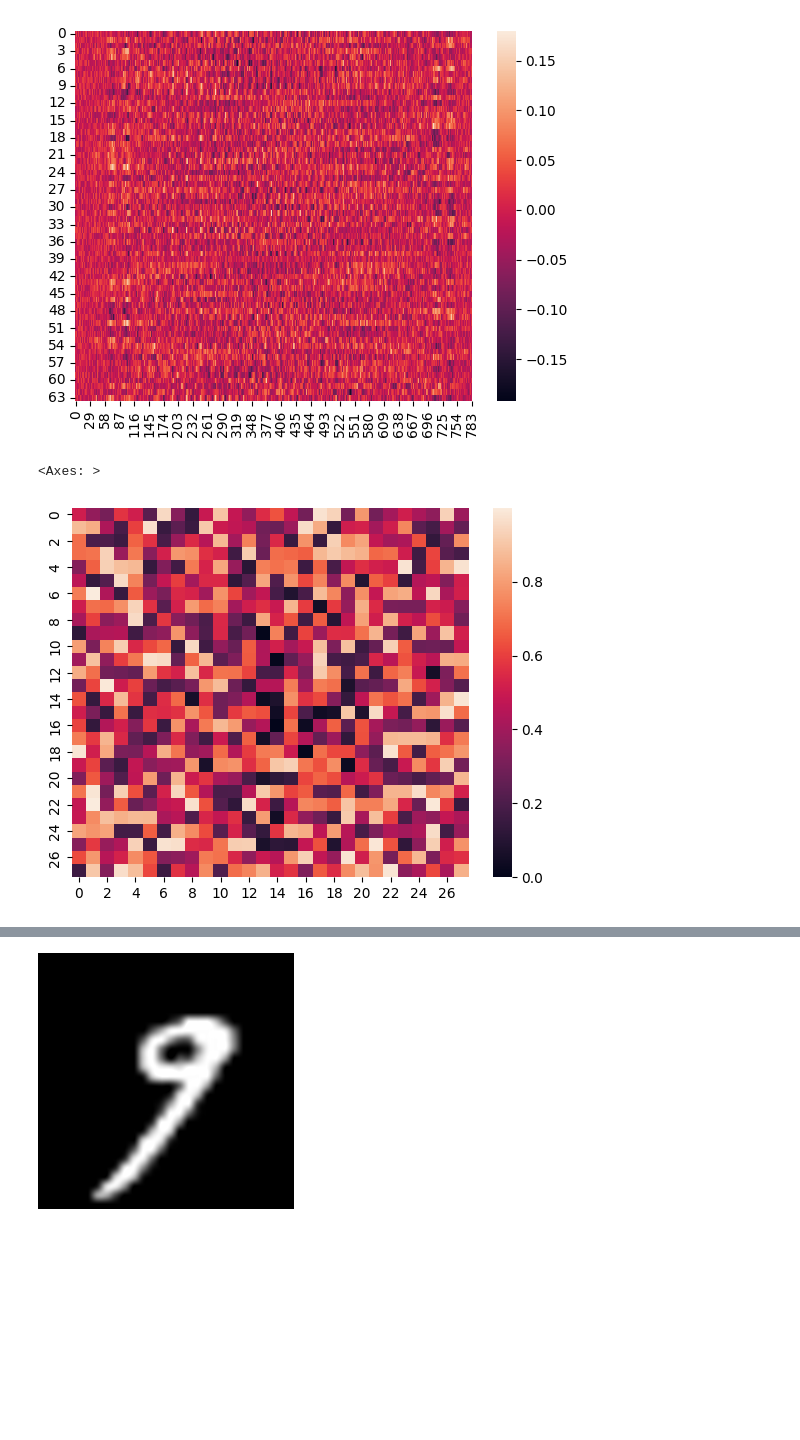
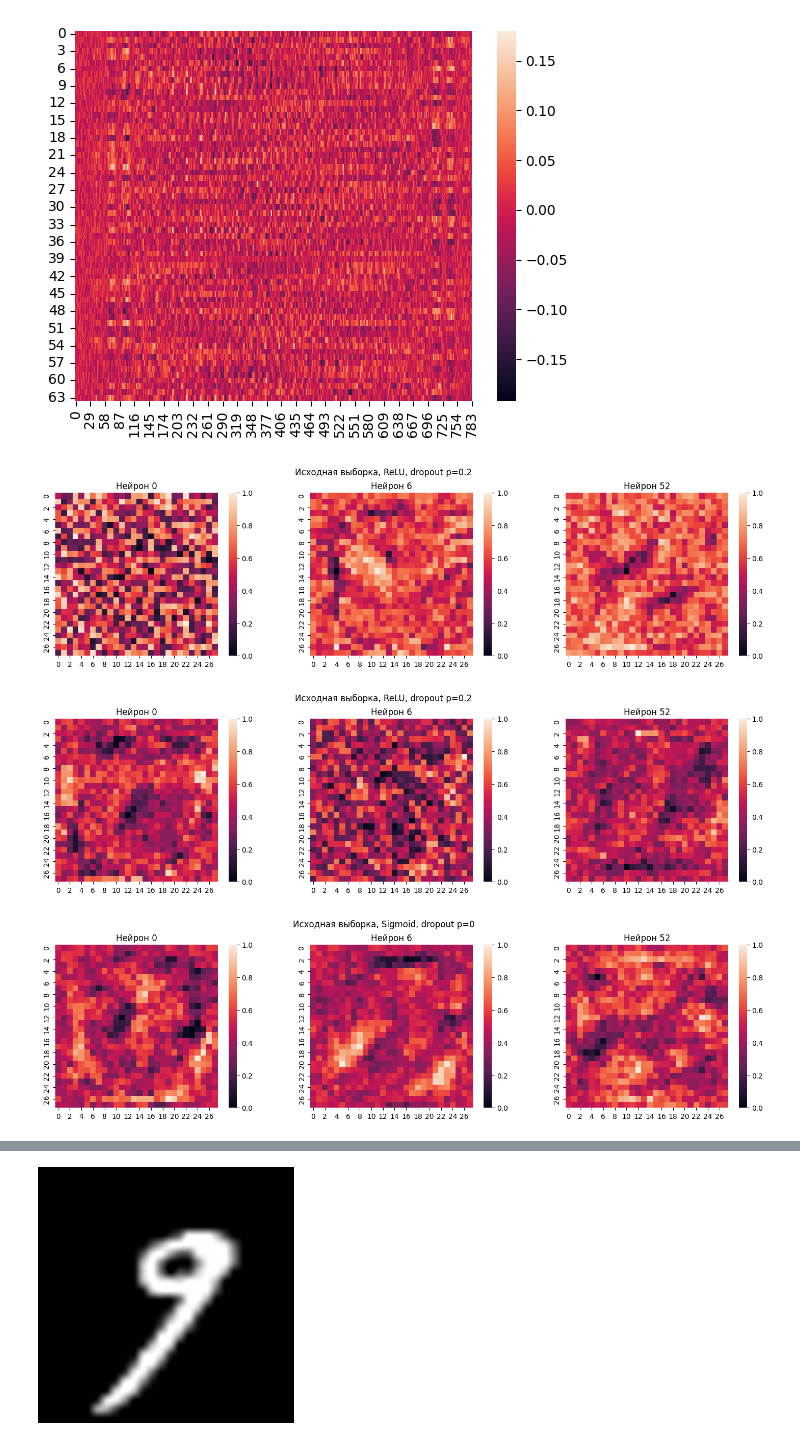
Before and after one commit to BorisVIkVik/MNIST_VALIDATION_LAB, a Jupyter notebook: Lab.ipynb, the cells around one changed output, grey strips where cells are left out. Cells and saved outputs as stored; diff of their text form; code cells hidden in the pictures; blank space fills up the shorter version.

Commit message:
Heatmaps of l1 weights for every model

```diff
--- a/Lab.ipynb
+++ b/Lab.ipynb
@@ -601,7 +601,41 @@ def vector_to_image_dim(vector_data, size_m, i, mode='single'):
     # heatmap_resized = heatmap2d, (IMG_W, IMG_H))
     return heatmap2d
 # %%
-sns.heatmap(vector_to_image_dim(models_with_different_p[4].l1.weight, 28, 1))
+fig, axes = plt.subplots(1, 3, figsize=(15, 4), constrained_layout=True)
+heatmap_model = models_with_different_p[1]
+model_title = (f'Исходная выборка, {type(heatmap_model.activation_func).__name__}, '
+               f'dropout p={heatmap_model.drop.p:g}')
+for ax, neuron_index in zip(axes, (0, 6, 52)):
+    heatmap = vector_to_image_dim(heatmap_model.l1.weight, 28, neuron_index)
+    sns.heatmap(heatmap, ax=ax, square=True, vmin=0, vmax=1)
+    ax.set_title(f'Нейрон {neuron_index}')
+fig.suptitle(model_title)
+
+
+fig, axes = plt.subplots(1, 3, figsize=(15, 4), constrained_layout=True)
+heatmap_model = models_with_different_p_balanced[1]
+model_title = (f'Исходная выборка, {type(heatmap_model.activation_func).__name__}, '
+               f'dropout p={heatmap_model.drop.p:g}')
+for ax, neuron_index in zip(axes, (0, 6, 52)):
+    heatmap = vector_to_image_dim(heatmap_model.l1.weight, 28, neuron_index)
+    sns.heatmap(heatmap, ax=ax, square=True, vmin=0, vmax=1)
+    ax.set_title(f'Нейрон {neuron_index}')
+fig.suptitle(model_title)
+
+fig, axes = plt.subplots(1, 3, figsize=(15, 4), constrained_layout=True)
+heatmap_model = models_with_different_p_sigmoid[0]
+model_title = (f'Исходная выборка, {type(heatmap_model.activation_func).__name__}, '
+               f'dropout p={heatmap_model.drop.p:g}')
+for ax, neuron_index in zip(axes, (0, 6, 52)):
+    heatmap = vector_to_image_dim(heatmap_model.l1.weight, 28, neuron_index)
+    sns.heatmap(heatmap, ax=ax, square=True, vmin=0, vmax=1)
+    ax.set_title(f'Нейрон {neuron_index}')
+fig.suptitle(model_title)
+plt.show()
+
+
+plt.show()
 # %% [output]
-<Axes: >
-[figure, old version]
+[figure, new version]
+[figure, added]
+[figure, added]
```
Also changed, not shown: parts of 6 cells of this notebook.
